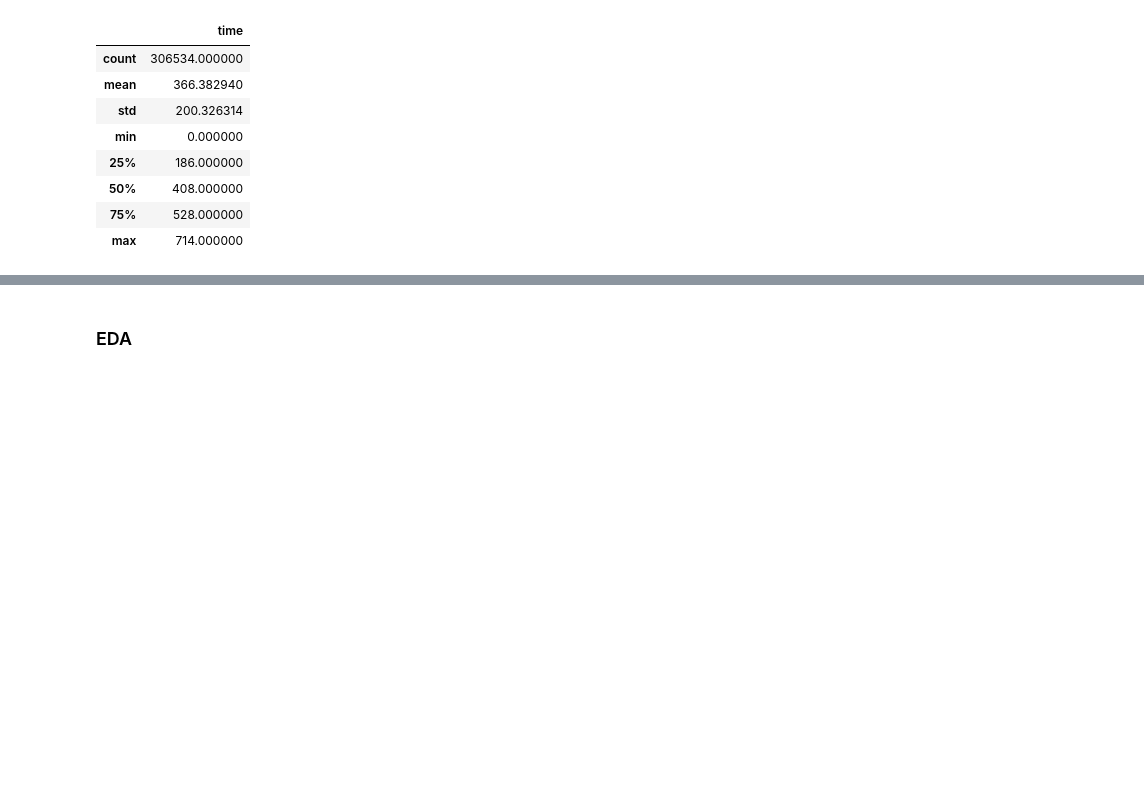
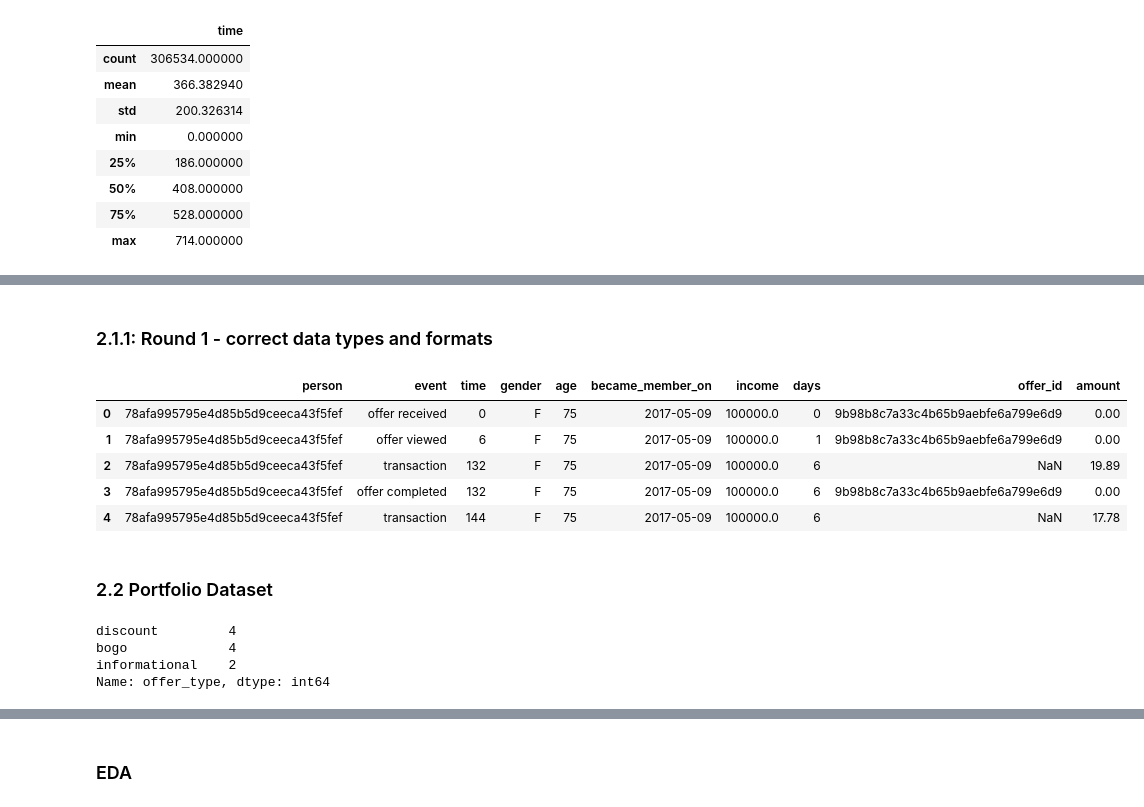
Before and after one commit to linnndachen/starbucks_capstone, a Jupyter notebook: Starbucks_Capstone_notebook.ipynb, the cells around one changed output, grey strips where cells are left out. Drawn from its saved outputs; the diff is of its cells as text; code cells hidden in the pictures; blank space fills up the shorter version.

```diff
--- a/Starbucks_Capstone_notebook.ipynb
+++ b/Starbucks_Capstone_notebook.ipynb
@@ -415,0 +254,2 @@ com_df.sample(10)
+# %% [markdown]
+### 2.1.1: Round 1 - correct data types and formats
@@ -415,0 +275,19 @@ com_df.sample(10)
+# %%
+clean_df = clean_profile(df)
+clean_df.head()
+# %% [output]
+|  | person | event | time | gender | age | became_member_on | income | days | offer_id | amount |
+| 0 | 78afa995795e4d85b5d9ceeca43f5fef | offer received | 0 | F | 75 | 2017-05-09 | 100000.0 | 0 | 9b98b8c7a33c4b65b9aebfe6a799e6d9 | 0.00 |
+| 1 | 78afa995795e4d85b5d9ceeca43f5fef | offer viewed | 6 | F | 75 | 2017-05-09 | 100000.0 | 1 | 9b98b8c7a33c4b65b9aebfe6a799e6d9 | 0.00 |
+| 2 | 78afa995795e4d85b5d9ceeca43f5fef | transaction | 132 | F | 75 | 2017-05-09 | 100000.0 | 6 | NaN | 19.89 |
+| 3 | 78afa995795e4d85b5d9ceeca43f5fef | offer completed | 132 | F | 75 | 2017-05-09 | 100000.0 | 6 | 9b98b8c7a33c4b65b9aebfe6a799e6d9 | 0.00 |
+| 4 | 78afa995795e4d85b5d9ceeca43f5fef | transaction | 144 | F | 75 | 2017-05-09 | 100000.0 | 6 | NaN | 17.78 |
+# %% [markdown]
+### 2.2 Portfolio Dataset
+# %%
+portfolio['offer_type'].value_counts()
+# %% [output]
+discount         4
+bogo             4
+informational    2
+Name: offer_type, dtype: int64
```
Also changed, not shown: parts of 60 cells of this notebook.
